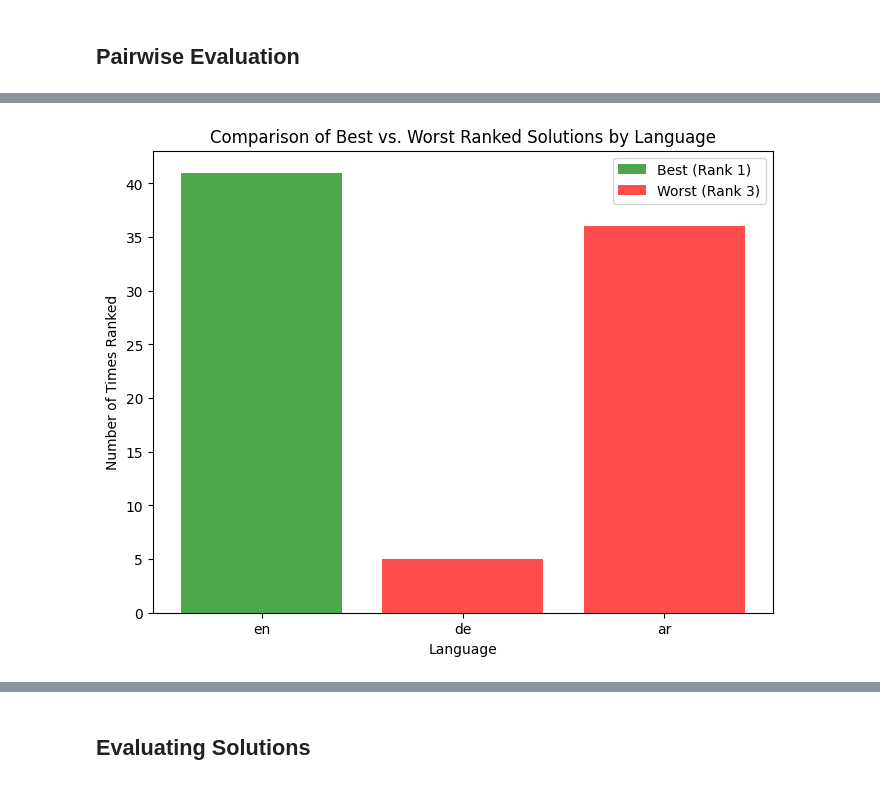
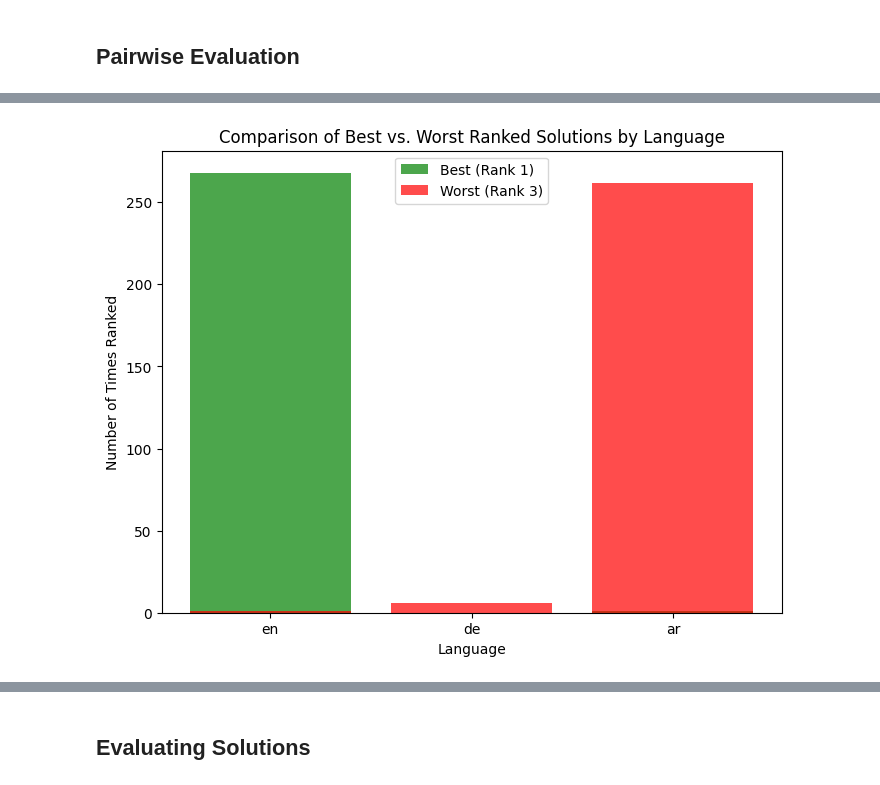
Before and after one commit to iug-htw/solution_evaluator, a Jupyter notebook: test_and_eval_pipeline.ipynb, the cells around one changed output, grey strips where cells are left out. Cells and saved outputs as stored; diff of their text form; code cells hidden in the pictures.

```diff
--- a/test_and_eval_pipeline.ipynb
+++ b/test_and_eval_pipeline.ipynb
@@ -383,17 +355,24 @@ plt.show()
 # %%
-# Count best and worst rankings per language
-best_counts = (rank_df == 1).sum()
-worst_counts = (rank_df == 3).sum()
+import matplotlib.pyplot as plt
+
+# Count occurrences of each language in best and worst rankings
+best_counts = df_results["Best Explanation"].value_counts()
+worst_counts = df_results["Worst Explanation"].value_counts()
+
+# Ensure all languages are included (even if they have 0 counts)
+languages = list(solution_files.keys())  # ['en', 'de', 'ar']
+best_counts = best_counts.reindex(languages, fill_value=0)
+worst_counts = worst_counts.reindex(languages, fill_value=0)
 
 # Plot bar chart
 plt.figure(figsize=(8, 6))
 plt.bar(best_counts.index, best_counts.values, label="Best (Rank 1)", color="green", alpha=0.7)
 plt.bar(worst_counts.index, worst_counts.values, label="Worst (Rank 3)", color="red", alpha=0.7)
 plt.xlabel("Language")
 plt.ylabel("Number of Times Ranked")
 plt.title("Comparison of Best vs. Worst Ranked Solutions by Language")
 plt.legend()
 plt.show()
 # %% [output]
-[figure, old version]
+[figure, new version]
 # %%
```
Also changed, not shown: parts of 16 cells of this notebook, 22 other files.
